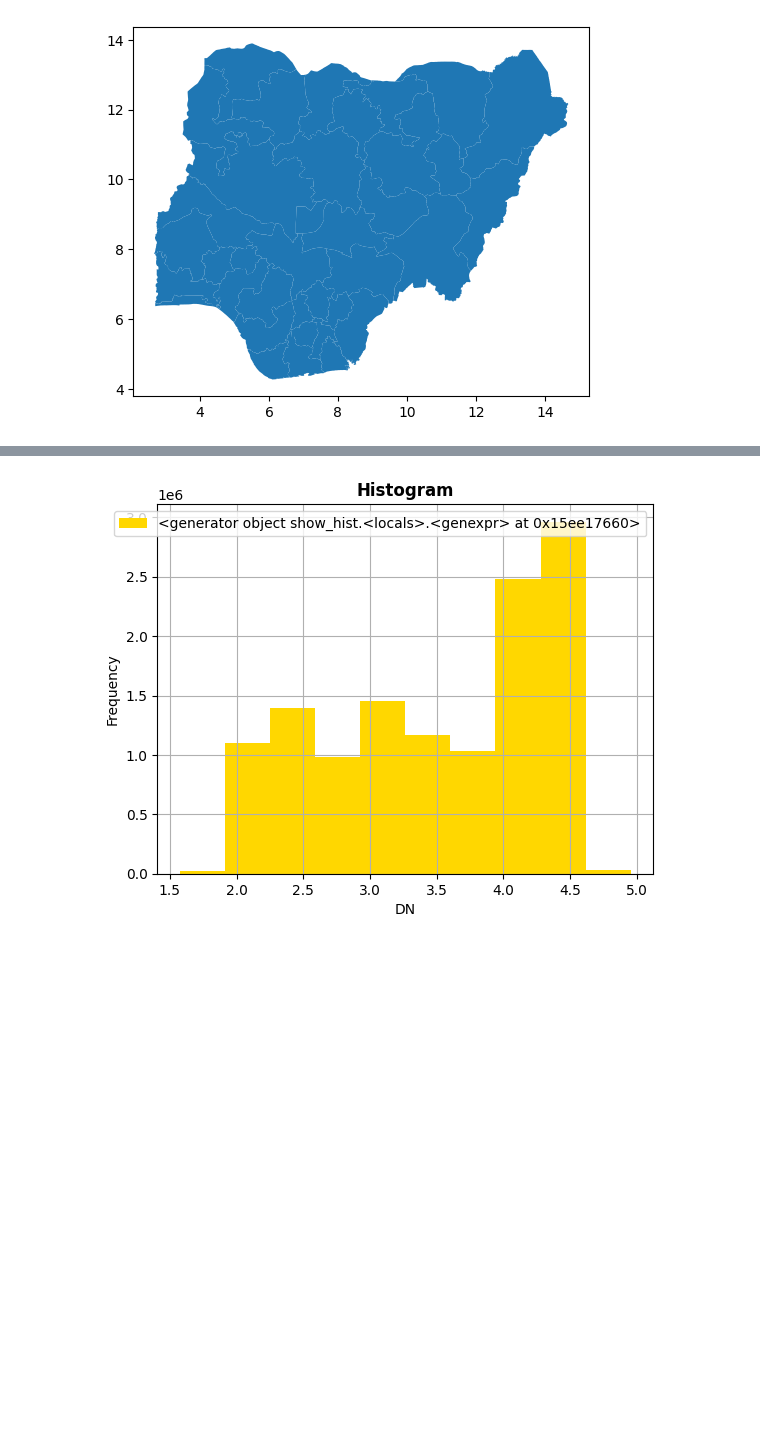
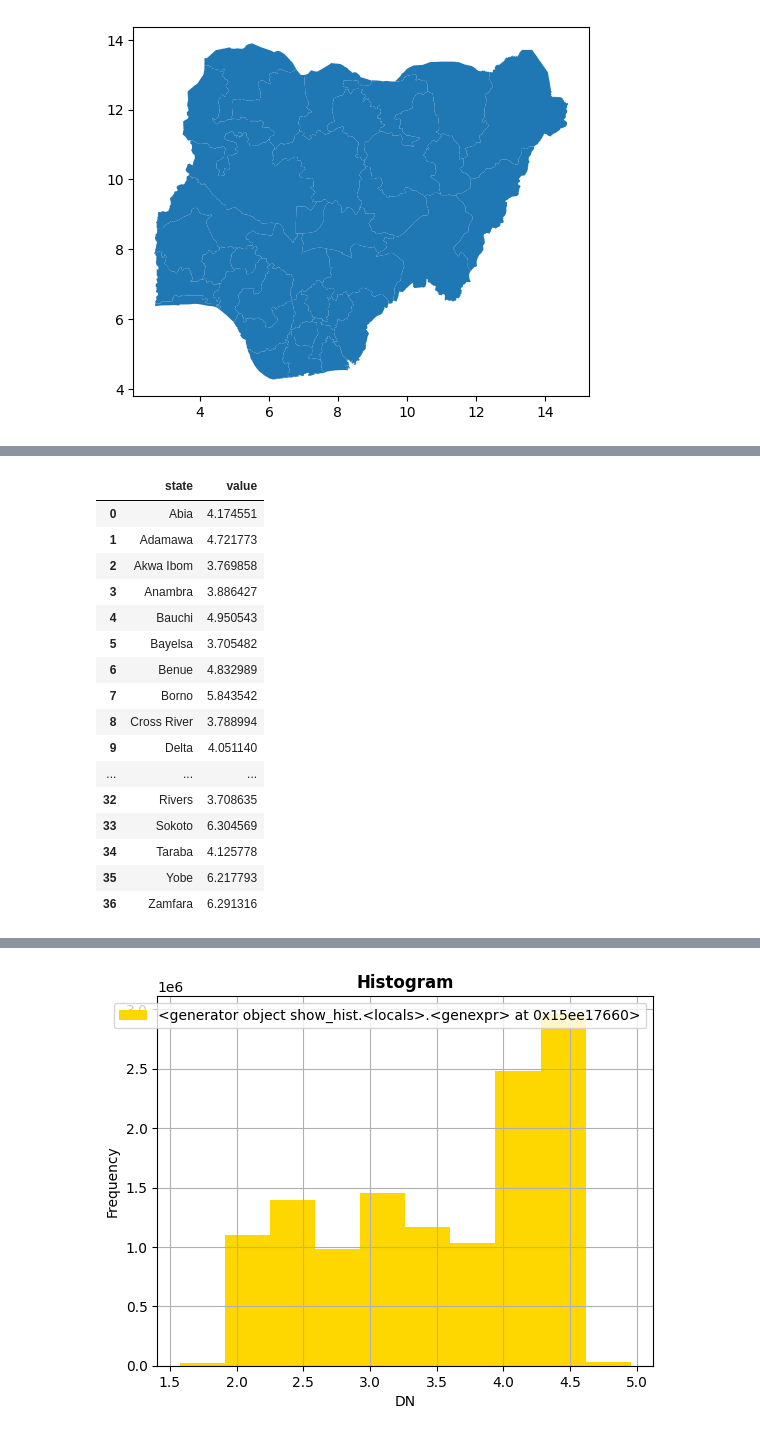
Before and after one commit to juliet29/cee276Renewables, a Jupyter notebook: final_project/notebook.ipynb, the cells around one changed output, grey strips where cells are left out. Drawn from its saved outputs; the diff is of its cells as text; code cells hidden in the pictures; blank space fills up the shorter version.

Commit message:
zonal power potential one solar panel

```diff
--- a/final_project/notebook.ipynb
+++ b/final_project/notebook.ipynb
@@ -29,0 +51,32 @@ wind_data_vals = wind_data.read()
+# %%
+# calculate zonal statistics
+average_wind = rasterstats.zonal_stats(states, wind_data_array, affine=affine, stats = ["mean"], geojson_out=True)
+# %%
+state_wind_average = {}
+for item in average_wind:
+    state_wind_average[item["properties"]["admin1Name"]] = item["properties"]["mean"]
+# %%
+state_wind_average = []
+for item in average_wind:
+    state_wind_average.append((item["properties"]["admin1Name"],
+    item["properties"]["mean"]))
+# %%
+pd.DataFrame(state_wind_average, columns=["state", "value"])
+# %% [output]
+|  | state | value |
+| 0 | Abia | 4.174551 |
+| 1 | Adamawa | 4.721773 |
+| 2 | Akwa Ibom | 3.769858 |
+| 3 | Anambra | 3.886427 |
+| 4 | Bauchi | 4.950543 |
+| 5 | Bayelsa | 3.705482 |
+| 6 | Benue | 4.832989 |
+| 7 | Borno | 5.843542 |
+| 8 | Cross River | 3.788994 |
+| 9 | Delta | 4.051140 |
+| ... | ... | ... |
+| 32 | Rivers | 3.708635 |
+| 33 | Sokoto | 6.304569 |
+| 34 | Taraba | 4.125778 |
+| 35 | Yobe | 6.217793 |
+| 36 | Zamfara | 6.291316 |
```
Also changed, not shown: parts of 19 cells of this notebook, 2 other files.
